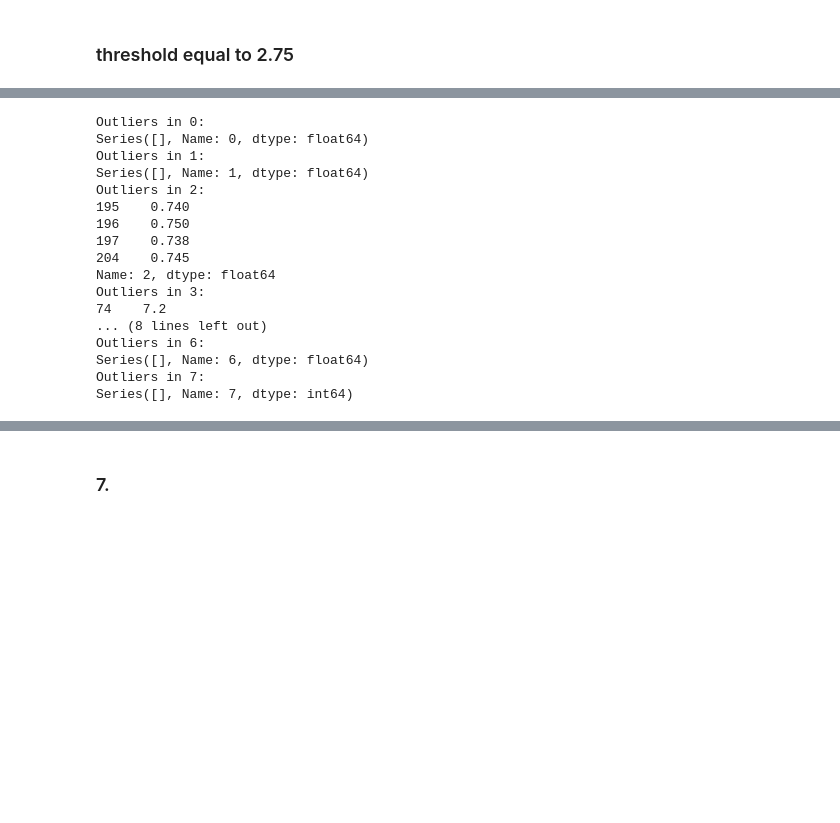
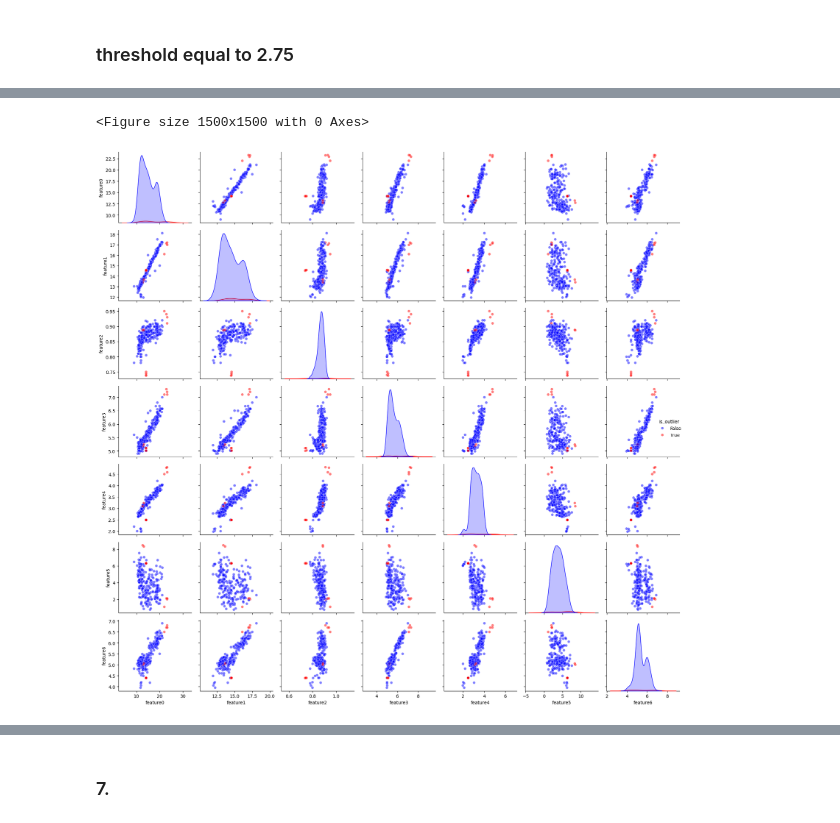
Before and after one commit to itsatefe/Pattern-Recognition, a Jupyter notebook: HW2/Multiclass Classification using Logestic Regression/DataLoad.ipynb, the cells around one changed output, grey strips where cells are left out. Cells and saved outputs as stored; diff of their text form; code cells hidden in the pictures; blank space fills up the shorter version.

```diff
--- a/HW2/Multiclass Classification using Logestic Regression/DataLoad.ipynb
+++ b/HW2/Multiclass Classification using Logestic Regression/DataLoad.ipynb
@@ -186,29 +79,51 @@ Series([], Name: 7, dtype: int64)
-# %%
-outliers = {}
-for column in data.columns:
-    z_scores = np.abs(stats.zscore(data[column]))
-    threshold = 3
-    outliers[column] = data[column][z_scores > threshold]
-
-# Print the detected outliers
-for column, outlier_values in outliers.items():
-    print(f'Outliers in {column}:')
-    print(outlier_values)
-# %% [output]
-Outliers in 0:
-Series([], Name: 0, dtype: float64)
-Outliers in 1:
-Series([], Name: 1, dtype: float64)
-Outliers in 2:
-195    0.740
-196    0.750
-197    0.738
-204    0.745
-Name: 2, dtype: float64
-Outliers in 3:
-74    7.2
-... (8 lines left out)
-Outliers in 6:
-Series([], Name: 6, dtype: float64)
-Outliers in 7:
-Series([], Name: 7, dtype: int64)
+# %%
+# Calculate Z-scores for the entire dataset (excluding the label column)
+z_scores = data.drop(columns='label').apply(lambda x: np.abs(stats.zscore(x, nan_policy='omit')))
+
+# Set the Z-score threshold
+threshold = 2.75
+
+# Identify outliers
+# Identify outliers
+is_outlier = (z_scores > threshold).any(axis=1)
+
+# Add a column to your DataFrame to mark outliers
+data['is_outlier'] = is_outlier
+
+# Pair plot with Seaborn
+plt.figure(figsize=(15, 15))
+pair_plot = sbn.pairplot(data.drop(columns='label'),
+                         hue='is_outlier',
+                         palette={True: 'red', False: 'blue'},
+                         plot_kws={'alpha': 0.5})
+
+plt.tight_layout()  # Explicitly adjust the subplots to fit in the figure area.
+plt.show()
+
+# Remove the 'is_outlier' column if no longer needed
+data.drop(columns='is_outlier', inplace=True)
+
+# # Prepare a report of outliers for each class
+# class_wise_outliers = {}
+# for label in data['label'].unique():
+#     # Filter outliers for the current class
+#     class_outliers = outliers[outliers['label'] == label].drop(columns='label')
+#     # Store the outliers for the current class
+#     class_wise_outliers[label] = class_outliers[class_outliers.any(axis=1)]
+
+# # Display the report of outliers for each class
+# for label, outlier_data in class_wise_outliers.items():
+#     print(f"Outliers in Class {label}:")
+#     print(outlier_data)
+# plt.figure(figsize=(10, 6))
+# plt.scatter(non_outliers['Feature1'], non_outliers['Feature2'], color='blue', label='Non-Outliers')
+# plt.scatter(outliers['Feature1'], outliers['Feature2'], color='red', label='Outliers')
+
+# plt.xlabel('Feature 1')
+# plt.ylabel('Feature 2')
+# plt.title('Outliers vs Non-Outliers in the Dataset')
+# plt.legend()
+# plt.show()
+# %% [output]
+<Figure size 1500x1500 with 0 Axes>
+[figure, added]
```
Also changed, not shown: parts of 31 cells of this notebook, 2 other files.
